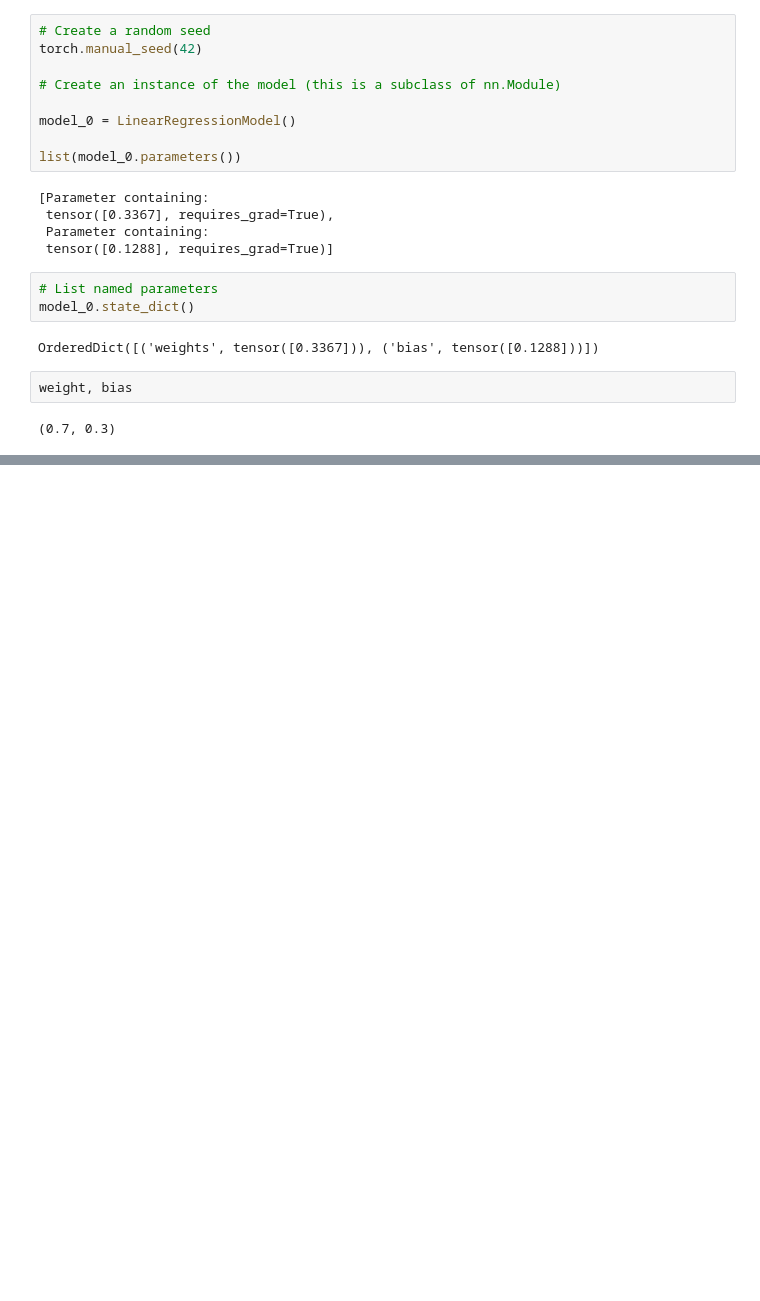
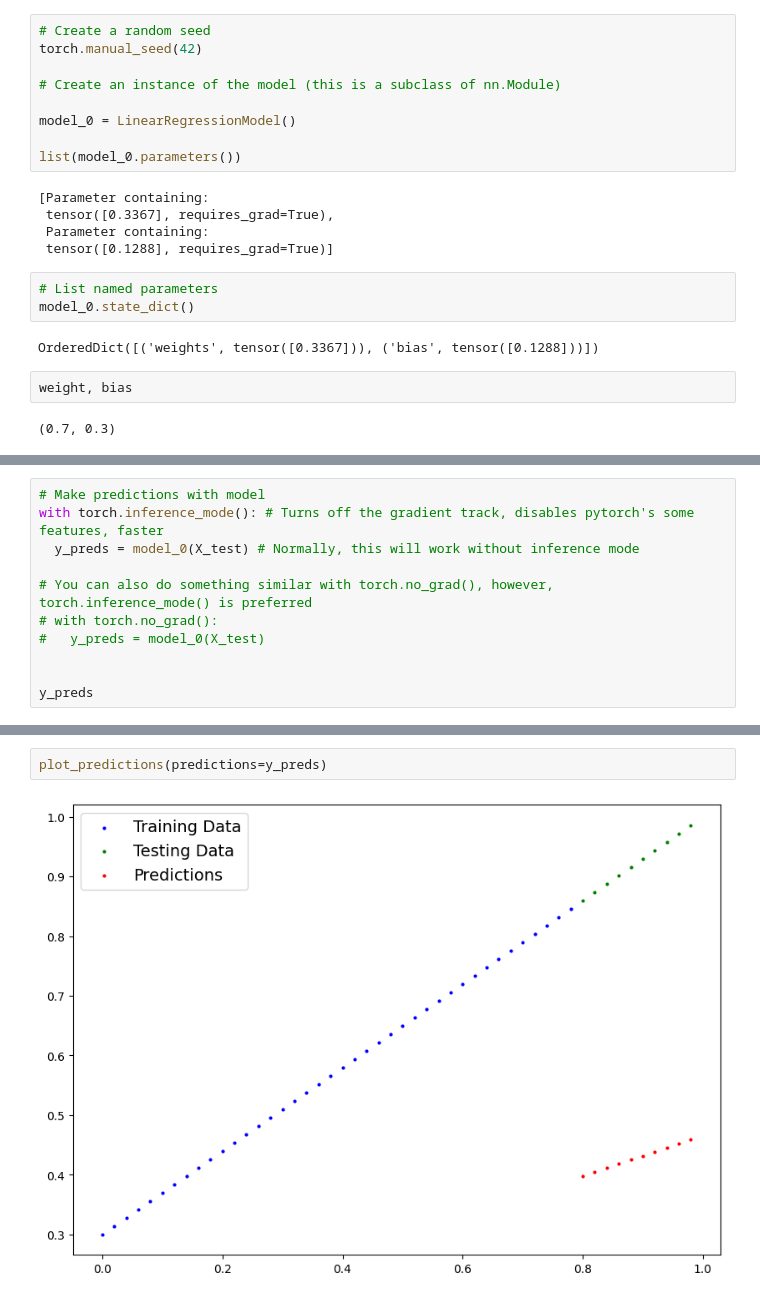
Before and after one commit to MuhammedEmirEren/PyTorch_Workflow, a Jupyter notebook: 01_pytorch_workflow.ipynb, the cells around one changed output, grey strips where cells are left out. Drawn from its saved outputs; the diff is of its cells as text; blank space fills up the shorter version.

Commit message:
Making predictions using inference mode

```diff
--- a/01_pytorch_workflow.ipynb
+++ b/01_pytorch_workflow.ipynb
@@ -198,0 +229,11 @@ weight, bias
+# %%
+# Make predictions with model
+with torch.inference_mode(): # Turns off the gradient track, disables pytorch's some features, faster
+  y_preds = model_0(X_test) # Normally, this will work without inference mode
+
+# You can also do something similar with torch.no_grad(), however, torch.inference_mode() is preferred
+# with torch.no_grad():
+#   y_preds = model_0(X_test)
+
+
+y_preds
@@ -198,0 +264,4 @@ weight, bias
+# %%
+plot_predictions(predictions=y_preds)
+# %% [output]
+[figure, added]
```
Also changed, not shown: parts of 5 cells of this notebook.
